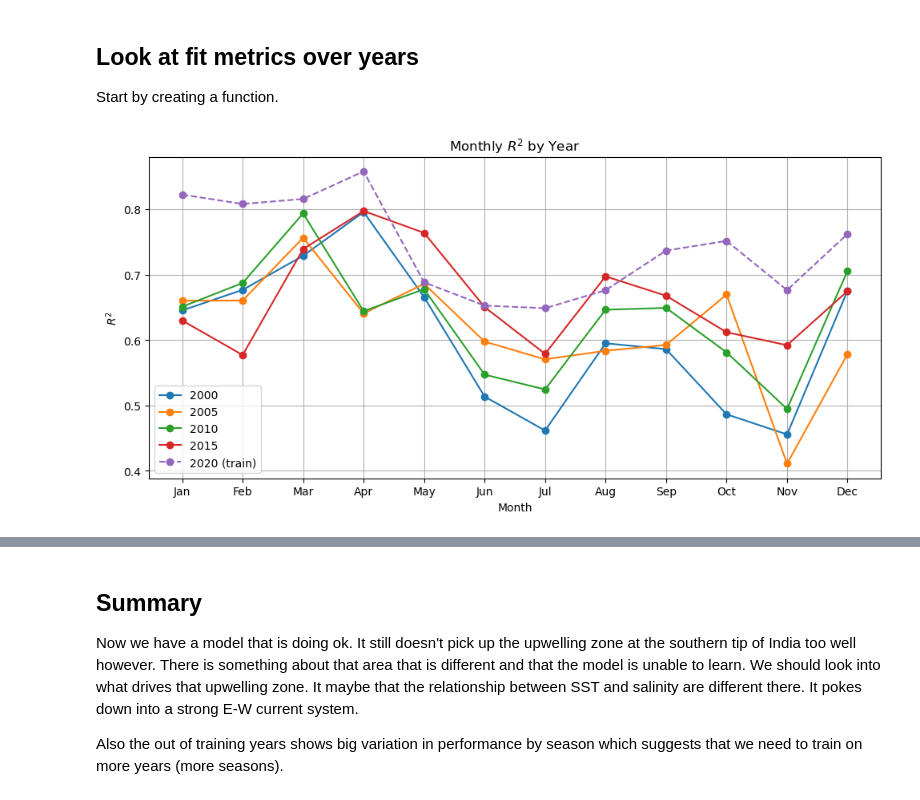
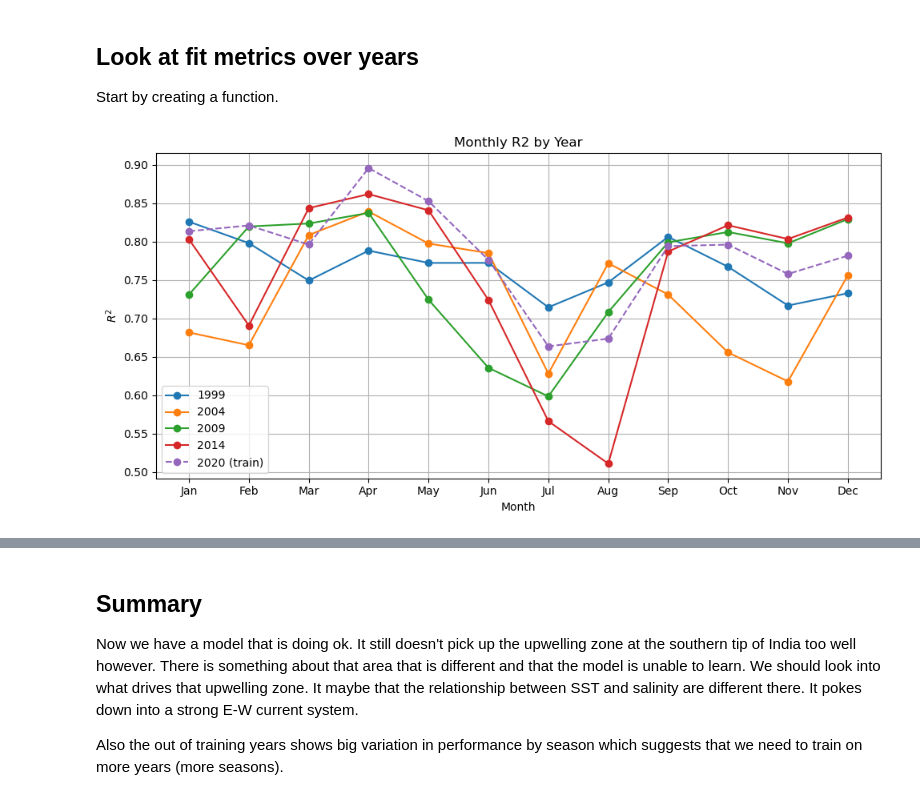
Before and after one commit to ocean-satellite-tools/mind-the-chl-gap, a Jupyter notebook: book/notebooks/CNN_2D.ipynb, the cells around one changed output, grey strips where cells are left out. Cells and saved outputs as stored; diff of their text form; code cells hidden in the pictures.

```diff
--- a/book/notebooks/CNN_2D.ipynb
+++ b/book/notebooks/CNN_2D.ipynb
@@ -187,19 +219,11 @@ time_series_split(data: xarray.core.dataset.Dataset, num_var, cat_var=None, spli
 # %%
-# return the NumPy arrays for model training
-num_var = ['sst', 'so']
-cat_var = ['ocean_mask', 'sin_time', 'cos_time']
-split_ratio = [.7, .2, .1]
-X, y, X_train, y_train, X_val, y_val, X_test, y_test, X_mean, X_std = mu.time_series_split(dataset, num_var, cat_var, split_ratio, years=2020)
+# Train on 3 years in different decades
+X, y, X_train, y_train, X_val, y_val, X_test, y_test, X_mean, X_std = \
+    mu.time_series_split(dataset,
+                         cnn_num_var, cat_var=cnn_cat_var,
+                         split_ratio=(0.7,0.2,0.1),
+                         years=[2000, 2010, 2020],
+                         nan_max_frac=0.02);
-# %%
-num_var = ['sst','so']
-cat_var = ['ocean_mask','sin_time','cos_time']
-
-X, y, X_train, y_train, X_val, y_val, X_test, y_test, X_mean, X_std = \
-    mu.time_series_split(dataset,
-                         num_var, cat_var=cat_var,
-                         split_ratio=(0.7,0.2,0.1),
-                         years=2020,
-                         return_full=False);
 # %% [markdown]
 ## Create the CNN model
 
@@ -210,17 +234,17 @@ from keras.layers import Input, Conv2D, BatchNormalization, Dropout
 
 def create_model_CNN(input_shape):
     """
-    Create a simple 3-layer CNN model for gridded ocean data.
+    Create a simple 3-layer CNN model for gridded data.
 
     Parameters
     ----------
     input_shape : tuple
-        The shape of each sample, e.g., (149, 181, 2)
+        The shape of each sample, e.g., (lat, lon, number of variables)=(149, 181, 2)
 
     Returns
     -------
     model : keras.Model
-        CNN model to predict CHL from SST and salinity
+        predicts a single-channel target (e.g., log-CHL) per pixel.
     """
     model = Sequential()
 
@@ -240,9 +264,14 @@ def create_model_CNN(input_shape):
     model.add(BatchNormalization())
     model.add(Dropout(0.2))
 
-    # Layer 3 — has access to ~7x7 neighborhood; outputs CHL prediction per pixel
+    # Layer 3 — widen receptive field with a single 5×5; The effective receptive field is ~11×11.
+    # Skip BN/Dropout here to keep features stable into the linear head;
+    # Earlier blocks already handle regularization.
+    model.add(Conv2D(filters=32, kernel_size=(5,5), padding='same', activation='relu'))
+
+    # Output
     # Combines all the previous layer’s features into a CHL estimate at each pixel
-    # 1 response (chl) — hence, 1 prediction pixel = filter
+    # 1 response (chl) — hence, 1 prediction pixel = 1 filter
     # linear since predicting a real continuous variable (log CHL)
     model.add(Conv2D(filters=1, kernel_size=(3, 3), padding='same', activation='linear'))
 
@@ -748,8 +441,8 @@ def plot_metric_by_month(
 # %%
-plot_metric_by_month(dataset, ['2000', '2005', '2010', '2015', '2020'],
-                     model, X_mean, X_std, num_var, cat_var, training_year="2020")
+mu.plot_metric_by_month(dataset, ['1999', '2004', '2009', '2014', '2020'],
+                     model, X_mean, X_std, cnn_num_var, cnn_cat_var, training_year="2020")
 # %% [output]
-[figure, old version]
+[figure, new version]
 # %%
 plot_metric_by_month(dataset, ['2000', '2005', '2010', '2015', '2020'],
                      model, X_mean, X_std, num_var, cat_var, training_year="2020", metric="bias")
```
Also changed, not shown: parts of 40 cells of this notebook, 1 other file.
